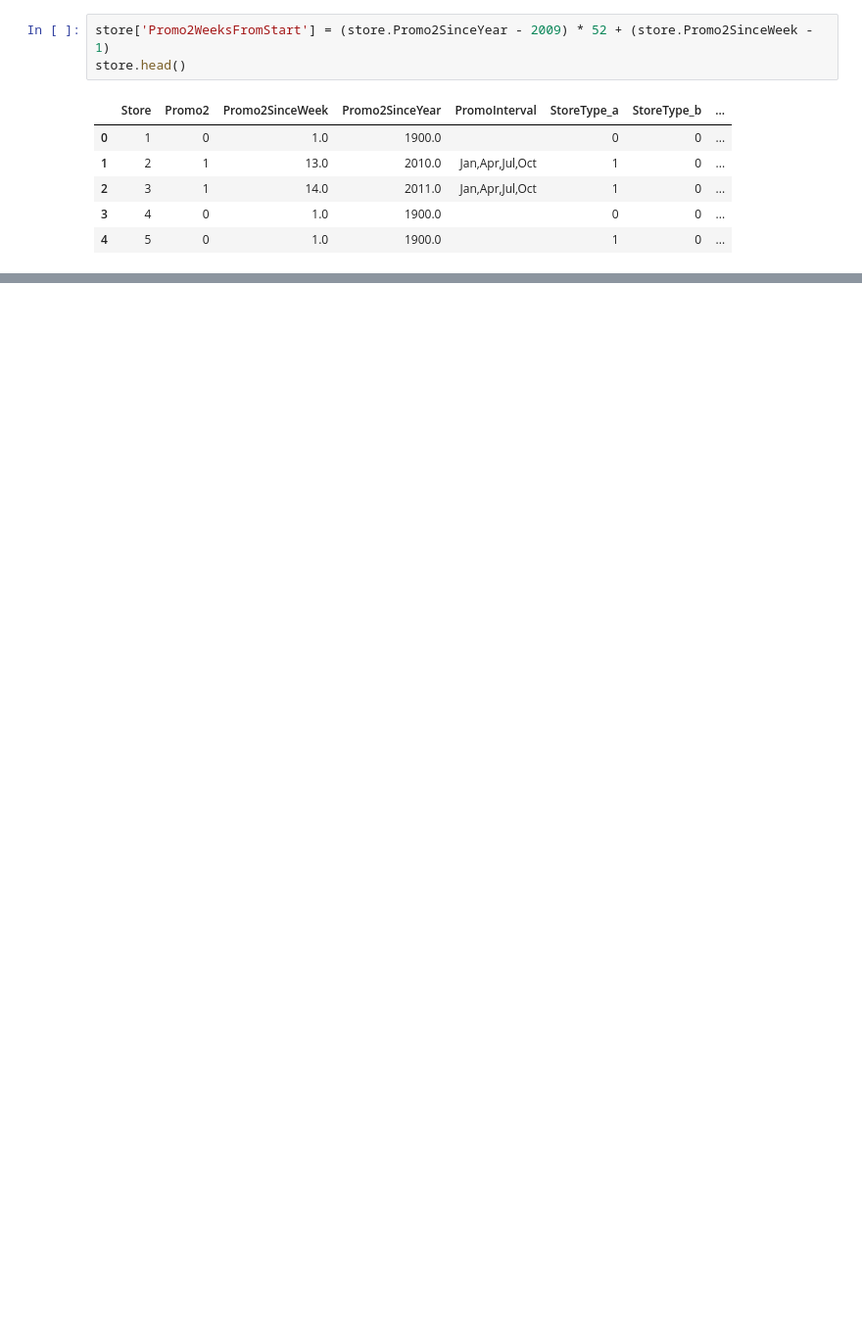
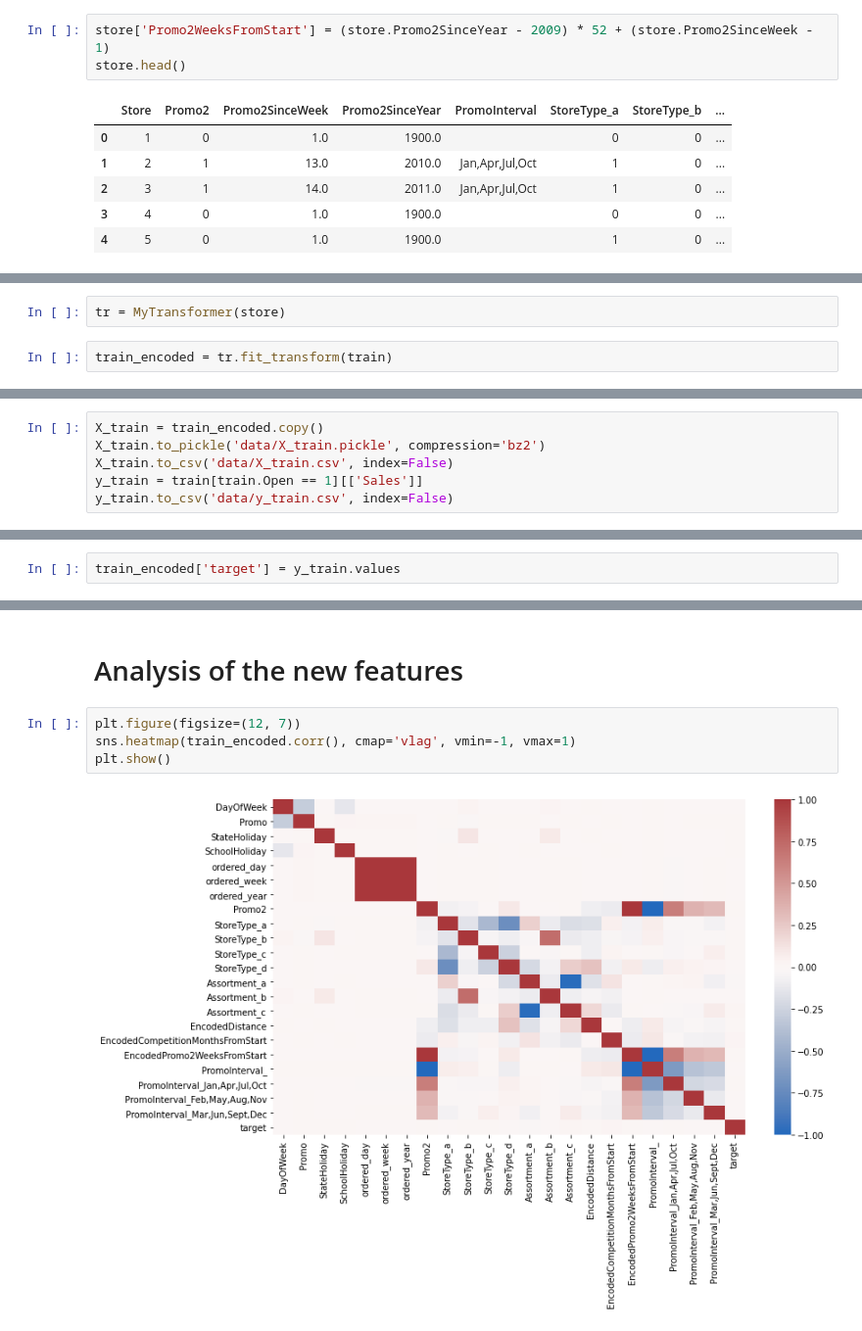
Before and after one commit to vkhmara/EPAM-Internship, a Jupyter notebook: Rossmann Store Sales/EDA.ipynb, the cells around one changed output, grey strips where cells are left out. Shown: that part at 98% size. Drawn from its saved outputs; the diff is of its cells as text; blank space fills up the shorter version.

```diff
--- a/Rossmann Store Sales/EDA.ipynb
+++ b/Rossmann Store Sales/EDA.ipynb
@@ -895,0 +998,4 @@ store.to_csv('data/store_transformed.csv', index=False)
+# %%
+tr = MyTransformer(store)
+# %%
+train_encoded = tr.fit_transform(train)
@@ -895,0 +1022,6 @@ store.to_csv('data/store_transformed.csv', index=False)
+# %%
+X_train = train_encoded.copy()
+X_train.to_pickle('data/X_train.pickle', compression='bz2')
+X_train.to_csv('data/X_train.csv', index=False)
+y_train = train[train.Open == 1][['Sales']]
+y_train.to_csv('data/y_train.csv', index=False)
@@ -895,0 +1085,2 @@ store.to_csv('data/store_transformed.csv', index=False)
+# %%
+train_encoded['target'] = y_train.values
@@ -895,0 +1107,8 @@ store.to_csv('data/store_transformed.csv', index=False)
+# %% [markdown]
+# Analysis of the new features
+# %%
+plt.figure(figsize=(12, 7))
+sns.heatmap(train_encoded.corr(), cmap='vlag', vmin=-1, vmax=1)
+plt.show()
+# %% [output]
+[figure, added]
```
Also changed, not shown: parts of 49 cells of this notebook.
